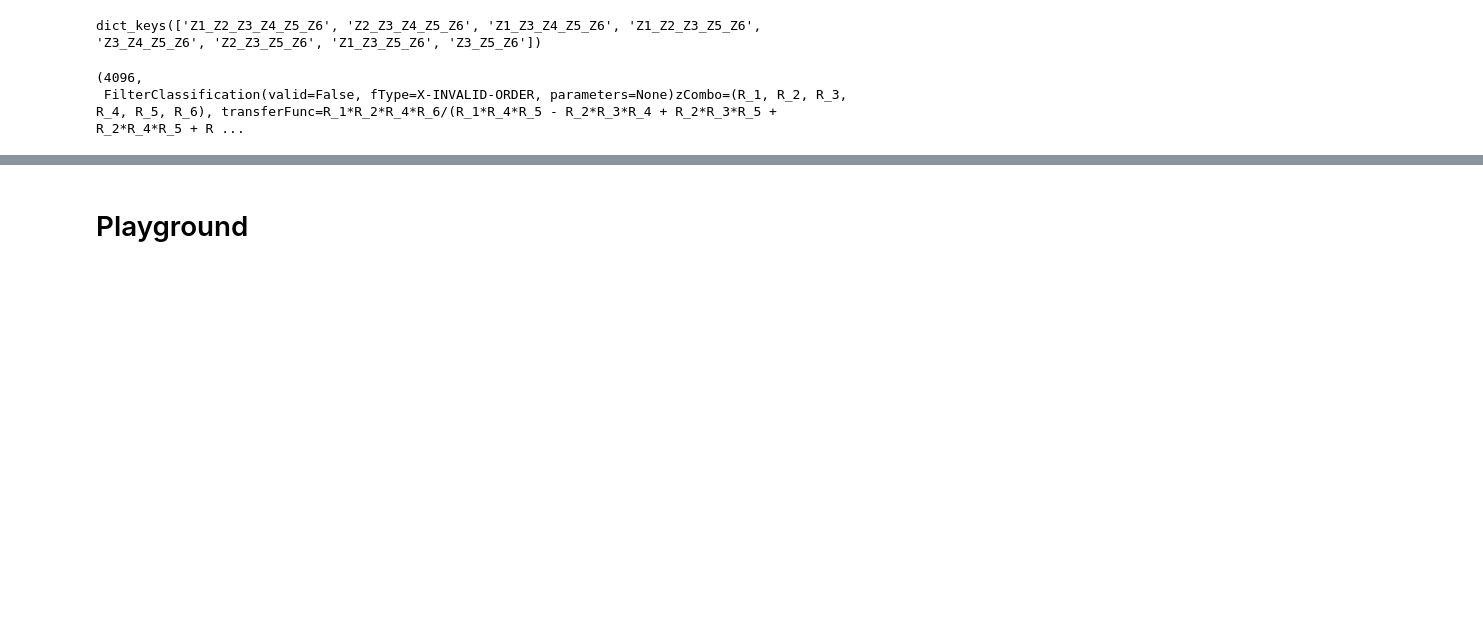
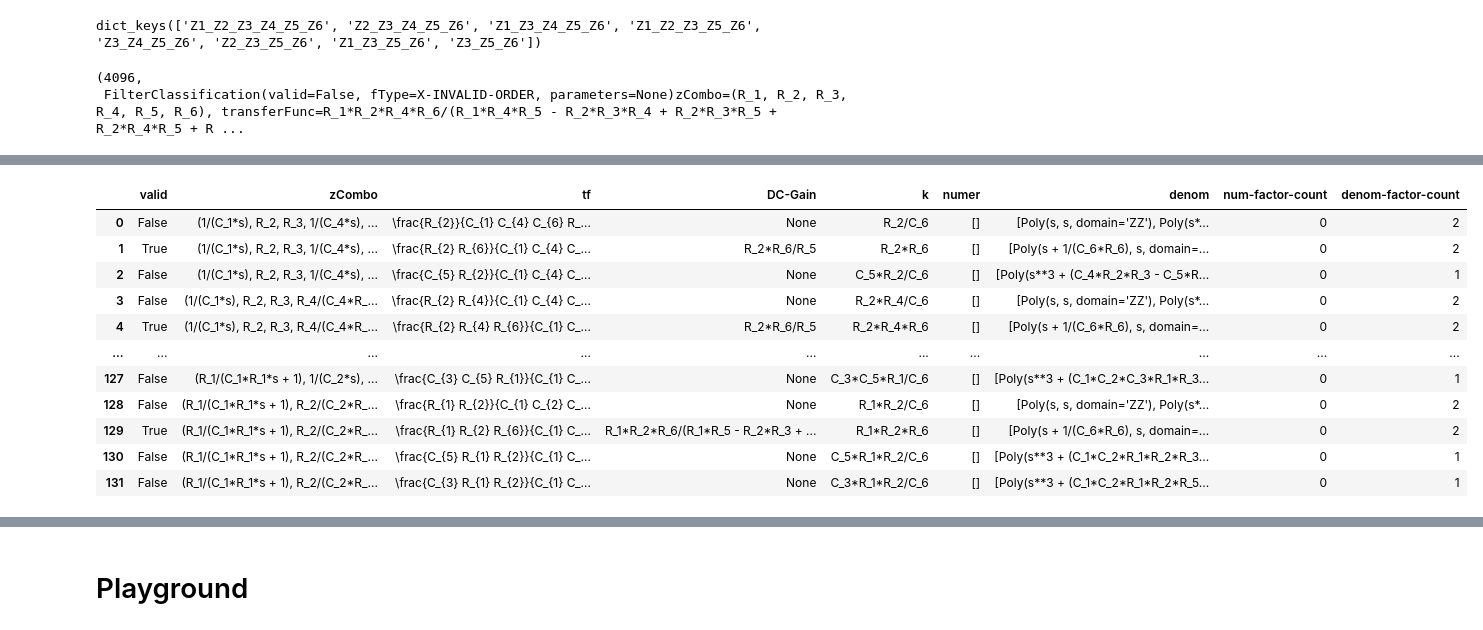
Before and after one commit to NooriDan/SymXplorer, a Jupyter notebook: Scripts/higher_order_analysis.ipynb, the cells around one changed output, grey strips where cells are left out. Saved outputs shown, nothing was run; the diff lists cells and outputs as text; code cells hidden in the pictures; blank space fills up the shorter version.

Commit message:
explored higher order LP, BP, and HP

```diff
--- a/Scripts/higher_order_analysis.ipynb
+++ b/Scripts/higher_order_analysis.ipynb
@@ -51,6 +43,6 @@ single_classification.filterOrder, single_classification.fType, single_classific
 # %%
 count = {
-    "X-CONST" : 0
+    "X-CONST" : 0,
 }
 s = sympy.symbols("s")
 
@@ -63,9 +55,5 @@ for i, classification in enumerate(classifications_of_intrest):
         classification.fType = "X-CONST"
         classification.filterOrder = "Zero"
 
-    if classification.fType == "X-INVALID-WZ":
-        # print(i, classification)
-        pass
-
 count
 # %% [output]
@@ -87,6 +73,3 @@ True
 # classifier.classifyFilter(filterOrder="FirstOrder")
 # %%
 # classifier.summarizeFilterType()
-# %%
-classifications, count = classifier.findFilterInClassification(filterType="X-INVALID-ORDER", denom_order=4)
-len(classifications)
@@ -96,2 +75,0 @@ X-INVALID-ORDER : 892
-# %%
-k, numer, denom = classifier.decompose_tf(classifications[0].transferFunc)
@@ -127,0 +111,60 @@ $\displaystyle \frac{C_{3} C_{4} C_{5} R_{1} R_{2} R_{4} R_{6} s^{3} + C_{3} C_{
+# %%
+from tqdm import tqdm
+# from tqdm.gui import tqdm
+
+def get_3rd_order_lp(classifier, check_for_stability: bool = False):
+    classifications, count = classifier.findFilterInClassification(denom_order=3, numer_order=0, printMessage=False)
+    print(f"{count} candidates for 3rd-order LP")
+
+    output = []
+    count = 0
+    count_valid = 0
+    for classification in tqdm(classifications, total=len(classifications)):
+        count += 1
+        tf = classification.transferFunc
+        k, numer, denom = classifier.decompose_tf(tf)
+
+        valid = True
+        for poly in denom:
+            order = poly.degree()
+            if order == 1:
+                if (len(poly.as_dict()) != 2) or (check_for_stability and not is_poly_stable(poly)):
+                    valid = False
+                    break
+
+            elif order == 2:
+                if (len(poly.as_dict()) != 3) or (check_for_stability and not is_poly_stable(poly)):
+                    valid = False
+                    break
+
+            else:
+                valid = False
+                break
+        gain = None
+        if valid:
+            count_valid += 1
+            tf = classification.transferFunc
+            gain = sympy.limit(tf, sympy.symbols("s"), 0)
+            # print(f"ID {count} - valid")
+
+        output += [{
+            "valid": valid,
+            "zCombo": classification.zCombo,
+            "tf" : sympy.latex(classification.transferFunc),
+            "DC-Gain": gain,
+            "k" :  k,
+            "numer": numer,
+            "denom": denom,
+            "num-factor-count":len(numer),
+            "denom-factor-count": len(denom)
+        }]
+
+    print(f"{count_valid} verified filters")
+
+    return output
+output_lp = get_3rd_order_lp(classifier)
+
+df_lp = pd.DataFrame(output_lp)
+df_lp.to_csv(f"Runs/{results.experiment_name}/3rd_LP.csv")
+df_lp
+# %% [output]
@@ -127,0 +173,12 @@ $\displaystyle \frac{C_{3} C_{4} C_{5} R_{1} R_{2} R_{4} R_{6} s^{3} + C_{3} C_{
+|  | valid | zCombo | tf | DC-Gain | k | numer | denom | num-factor-count | denom-factor-count |
+| 0 | False | (1/(C_1*s), R_2, R_3, 1/(C_4*s), ... | \frac{R_{2}}{C_{1} C_{4} C_{6} R_... | None | R_2/C_6 | [] | [Poly(s, s, domain='ZZ'), Poly(s*... | 0 | 2 |
+| 1 | True | (1/(C_1*s), R_2, R_3, 1/(C_4*s), ... | \frac{R_{2} R_{6}}{C_{1} C_{4} C_... | R_2*R_6/R_5 | R_2*R_6 | [] | [Poly(s + 1/(C_6*R_6), s, domain=... | 0 | 2 |
+| 2 | False | (1/(C_1*s), R_2, R_3, 1/(C_4*s), ... | \frac{C_{5} R_{2}}{C_{1} C_{4} C_... | None | C_5*R_2/C_6 | [] | [Poly(s**3 + (C_4*R_2*R_3 - C_5*R... | 0 | 1 |
+| 3 | False | (1/(C_1*s), R_2, R_3, R_4/(C_4*R_... | \frac{R_{2} R_{4}}{C_{1} C_{4} C_... | None | R_2*R_4/C_6 | [] | [Poly(s, s, domain='ZZ'), Poly(s*... | 0 | 2 |
+| 4 | True | (1/(C_1*s), R_2, R_3, R_4/(C_4*R_... | \frac{R_{2} R_{4} R_{6}}{C_{1} C_... | R_2*R_6/R_5 | R_2*R_4*R_6 | [] | [Poly(s + 1/(C_6*R_6), s, domain=... | 0 | 2 |
+| ... | ... | ... | ... | ... | ... | ... | ... | ... | ... |
+| 127 | False | (R_1/(C_1*R_1*s + 1), 1/(C_2*s), ... | \frac{C_{3} C_{5} R_{1}}{C_{1} C_... | None | C_3*C_5*R_1/C_6 | [] | [Poly(s**3 + (C_1*C_2*C_3*R_1*R_3... | 0 | 1 |
+| 128 | False | (R_1/(C_1*R_1*s + 1), R_2/(C_2*R_... | \frac{R_{1} R_{2}}{C_{1} C_{2} C_... | None | R_1*R_2/C_6 | [] | [Poly(s, s, domain='ZZ'), Poly(s*... | 0 | 2 |
+| 129 | True | (R_1/(C_1*R_1*s + 1), R_2/(C_2*R_... | \frac{R_{1} R_{2} R_{6}}{C_{1} C_... | R_1*R_2*R_6/(R_1*R_5 - R_2*R_3 + ... | R_1*R_2*R_6 | [] | [Poly(s + 1/(C_6*R_6), s, domain=... | 0 | 2 |
+| 130 | False | (R_1/(C_1*R_1*s + 1), R_2/(C_2*R_... | \frac{C_{5} R_{1} R_{2}}{C_{1} C_... | None | C_5*R_1*R_2/C_6 | [] | [Poly(s**3 + (C_1*C_2*R_1*R_2*R_3... | 0 | 1 |
+| 131 | False | (R_1/(C_1*R_1*s + 1), R_2/(C_2*R_... | \frac{C_{3} R_{1} R_{2}}{C_{1} C_... | None | C_3*R_1*R_2/C_6 | [] | [Poly(s**3 + (C_1*C_2*R_1*R_2*R_5... | 0 | 1 |
```
Also changed, not shown: parts of 27 cells of this notebook, 6 other files.
